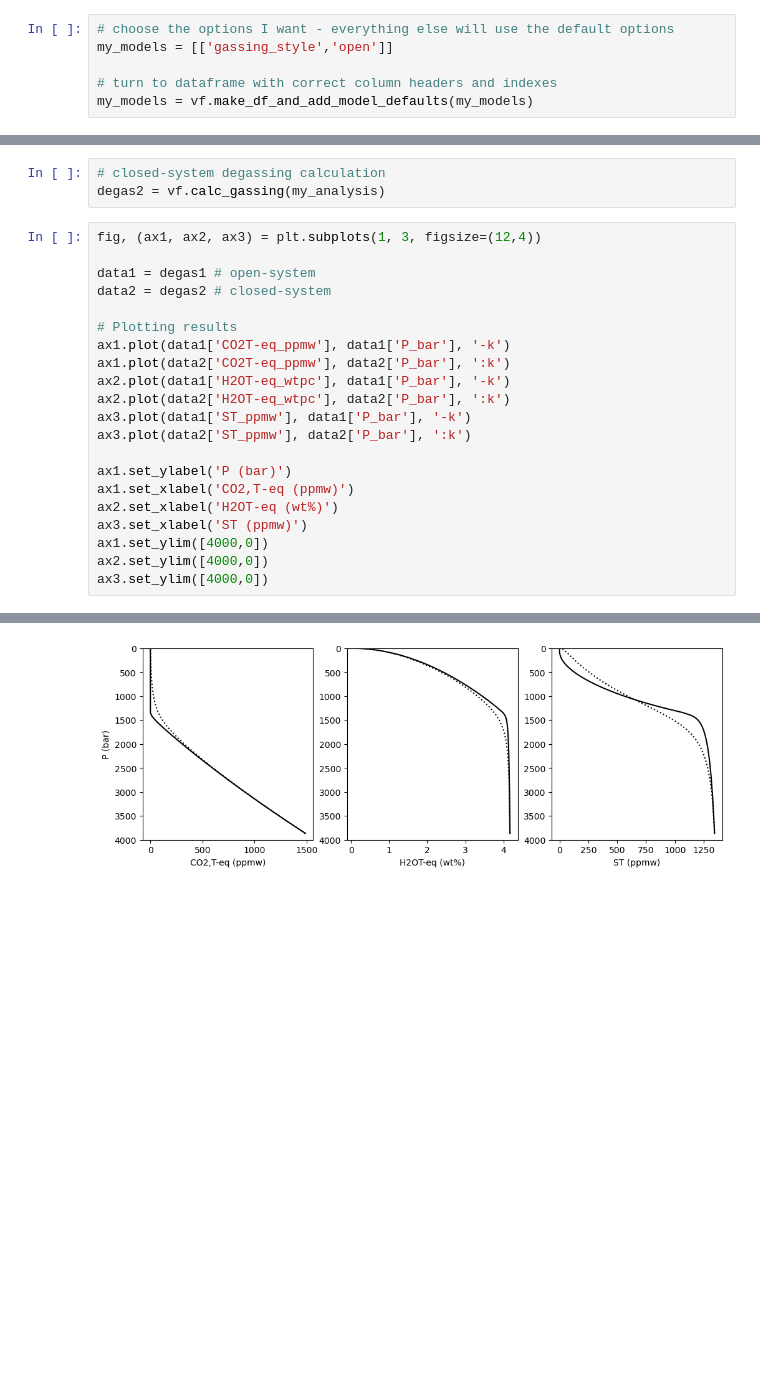
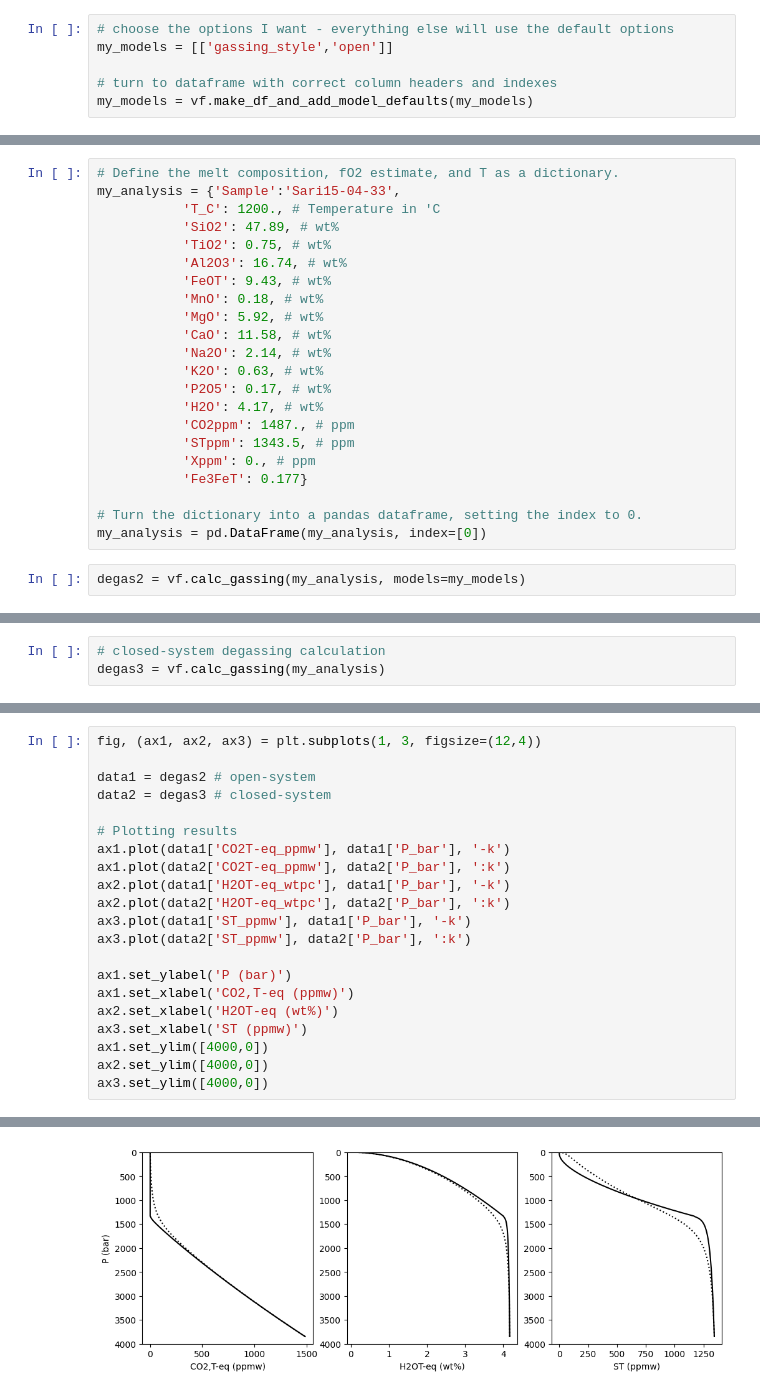
Before and after one commit to eryhughes/VolFe, a Jupyter notebook: docs/Examples/2c. degas_open.ipynb, the cells around one changed output, grey strips where cells are left out. Saved outputs shown, nothing was run; the diff lists cells and outputs as text; blank space fills up the shorter version.

```diff
--- a/docs/Examples/2c. degas_open.ipynb
+++ b/docs/Examples/2c. degas_open.ipynb
@@ -54,0 +65,24 @@ degas = vf.calc_gassing(my_analysis, models=my_models)
+# %%
+# Define the melt composition, fO2 estimate, and T as a dictionary.
+my_analysis = {'Sample':'Sari15-04-33',
+           'T_C': 1200., # Temperature in 'C
+           'SiO2': 47.89, # wt%
+           'TiO2': 0.75, # wt%
+           'Al2O3': 16.74, # wt%
+           'FeOT': 9.43, # wt%
+           'MnO': 0.18, # wt%
+           'MgO': 5.92, # wt%
+           'CaO': 11.58, # wt%
+           'Na2O': 2.14, # wt%
+           'K2O': 0.63, # wt%
+           'P2O5': 0.17, # wt%
+           'H2O': 4.17, # wt%
+           'CO2ppm': 1487., # ppm
+           'STppm': 1343.5, # ppm
+           'Xppm': 0., # ppm
+           'Fe3FeT': 0.177}
+
+# Turn the dictionary into a pandas dataframe, setting the index to 0.
+my_analysis = pd.DataFrame(my_analysis, index=[0])
+# %%
+degas2 = vf.calc_gassing(my_analysis, models=my_models)
@@ -55 +93,4 @@ degas = vf.calc_gassing(my_analysis, models=my_models)
+# %%
+# closed-system degassing calculation
+degas3 = vf.calc_gassing(my_analysis)
 # %% [markdown]
@@ -87,27 +100,24 @@ degas1 = vf.calc_gassing(my_analysis, models=my_models)
-# %%
-# closed-system degassing calculation
-degas2 = vf.calc_gassing(my_analysis)
 # %%
 fig, (ax1, ax2, ax3) = plt.subplots(1, 3, figsize=(12,4))
 
-data1 = degas1 # open-system
-data2 = degas2 # closed-system
+data1 = degas2 # open-system
+data2 = degas3 # closed-system
 
 # Plotting results
 ax1.plot(data1['CO2T-eq_ppmw'], data1['P_bar'], '-k')
 ax1.plot(data2['CO2T-eq_ppmw'], data2['P_bar'], ':k')
 ax2.plot(data1['H2OT-eq_wtpc'], data1['P_bar'], '-k')
 ax2.plot(data2['H2OT-eq_wtpc'], data2['P_bar'], ':k')
 ax3.plot(data1['ST_ppmw'], data1['P_bar'], '-k')
 ax3.plot(data2['ST_ppmw'], data2['P_bar'], ':k')
 
 ax1.set_ylabel('P (bar)')
 ax1.set_xlabel('CO2,T-eq (ppmw)')
 ax2.set_xlabel('H2OT-eq (wt%)')
 ax3.set_xlabel('ST (ppmw)')
 ax1.set_ylim([4000,0])
 ax2.set_ylim([4000,0])
 ax3.set_ylim([4000,0])
 # %% [output]
 (4000.0, 0.0)
-[figure, old version]
+[figure, new version]
```
Also changed, not shown: parts of 12 cells of this notebook, 6 other files.
